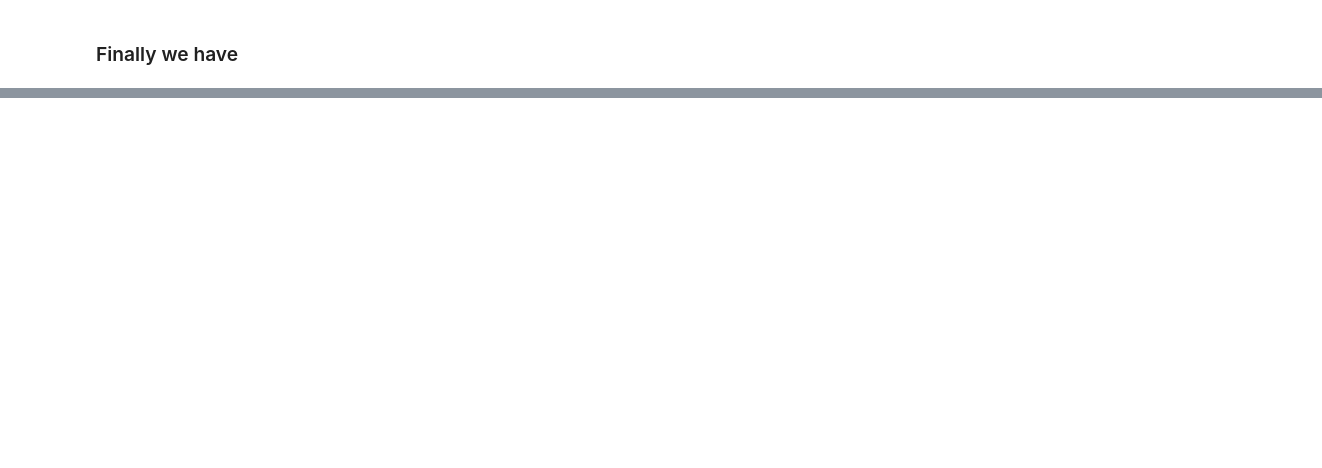
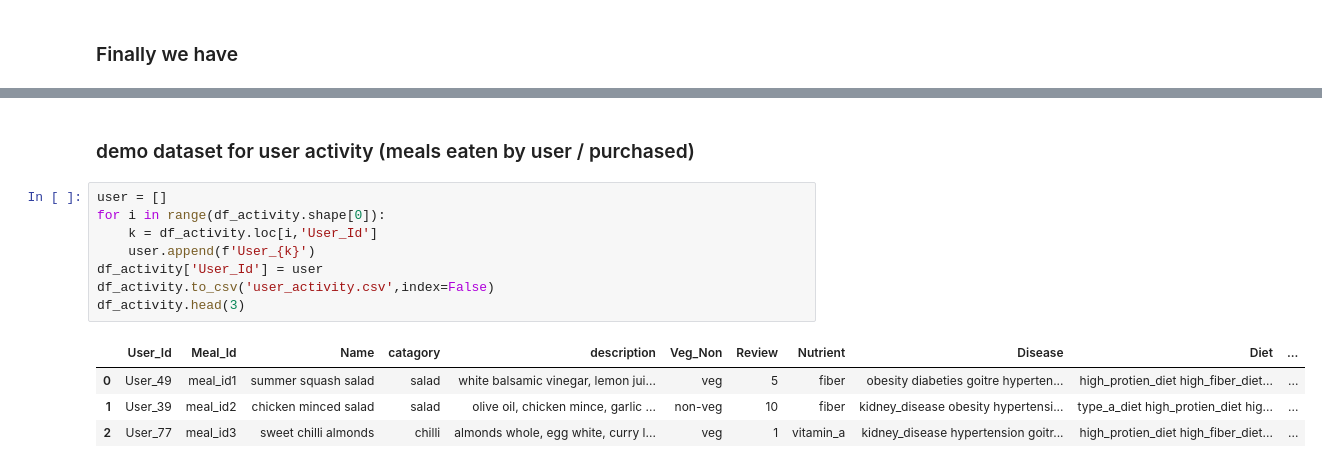
Before and after one commit to sakshamhere/Personalized_meal_recommendation_system, a Jupyter notebook: dataset_processing.ipynb, the cells around one changed output, grey strips where cells are left out. Cells and saved outputs as stored; diff of their text form; blank space fills up the shorter version.

```diff
--- a/dataset_processing.ipynb
+++ b/dataset_processing.ipynb
@@ -1173,0 +1189,15 @@ df.to_csv('user_dataset.csv')
+# %% [markdown]
+### demo dataset for user activity (meals eaten by user / purchased)
+# %%
+user = []
+for i in range(df_activity.shape[0]):
+    k = df_activity.loc[i,'User_Id']
+    user.append(f'User_{k}')
+df_activity['User_Id'] = user
+df_activity.to_csv('user_activity.csv',index=False)
+df_activity.head(3)
+# %% [output]
+|  | User_Id | Meal_Id | Name | catagory | description | Veg_Non | Review | Nutrient | Disease | Diet | ... |
+| 0 | User_49 | meal_id1 | summer squash salad | salad | white balsamic vinegar, lemon jui... | veg | 5 | fiber | obesity diabeties goitre hyperten... | high_protien_diet high_fiber_diet... | ... |
+| 1 | User_39 | meal_id2 | chicken minced salad | salad | olive oil, chicken mince, garlic ... | non-veg | 10 | fiber | kidney_disease obesity hypertensi... | type_a_diet high_protien_diet hig... | ... |
+| 2 | User_77 | meal_id3 | sweet chilli almonds | chilli | almonds whole, egg white, curry l... | veg | 1 | vitamin_a | kidney_disease hypertension goitr... | high_protien_diet high_fiber_diet... | ... |
```
Also changed, not shown: parts of 26 cells of this notebook, 7 other files.
